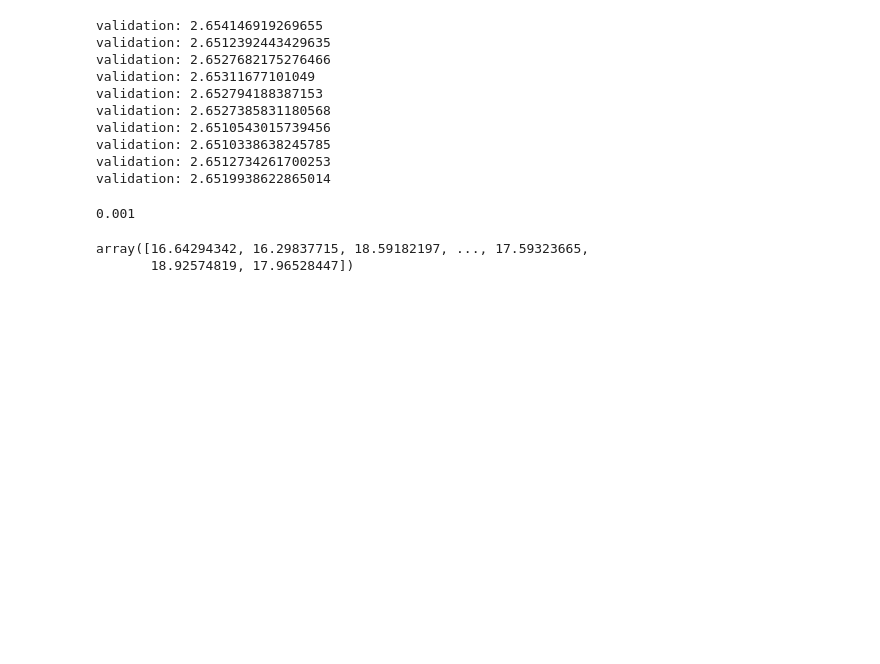
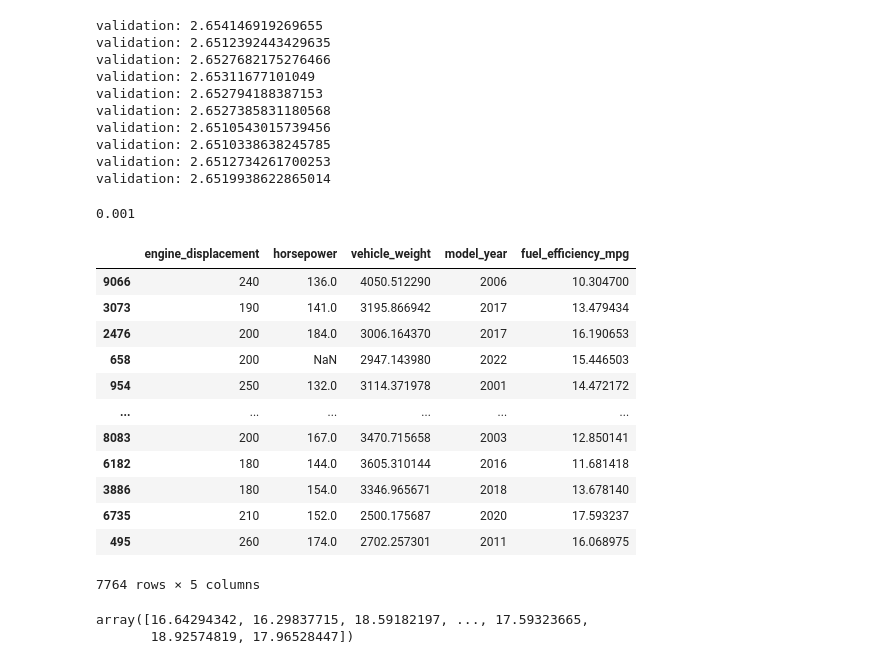
Before and after one commit to ibnahmadbello/datatalk_ml, a Jupyter notebook: 02/week2.ipynb, the cells around one changed output. Drawn from its saved outputs; the diff is of its cells as text; code cells hidden in the pictures; blank space fills up the shorter version.

```diff
--- a/02/week2.ipynb
+++ b/02/week2.ipynb
@@ -341,6 +341,22 @@ validation: 2.6519938622865014
     # Combine train and validation datasets.
     # Fill the missing values with 0 and train a model with r=0.001.
     # What's the RMSE on the test dataset?
+# %%
+df_train
+# %% [output]
+|  | engine_displacement | horsepower | vehicle_weight | model_year | fuel_efficiency_mpg |
+| 9066 | 240 | 136.0 | 4050.512290 | 2006 | 10.304700 |
+| 3073 | 190 | 141.0 | 3195.866942 | 2017 | 13.479434 |
+| 2476 | 200 | 184.0 | 3006.164370 | 2017 | 16.190653 |
+| 658 | 200 | NaN | 2947.143980 | 2022 | 15.446503 |
+| 954 | 250 | 132.0 | 3114.371978 | 2001 | 14.472172 |
+| ... | ... | ... | ... | ... | ... |
+| 8083 | 200 | 167.0 | 3470.715658 | 2003 | 12.850141 |
+| 6182 | 180 | 144.0 | 3605.310144 | 2016 | 11.681418 |
+| 3886 | 180 | 154.0 | 3346.965671 | 2018 | 13.678140 |
+| 6735 | 210 | 152.0 | 2500.175687 | 2020 | 17.593237 |
+| 495 | 260 | 174.0 | 2702.257301 | 2011 | 16.068975 |
+7764 rows × 5 columns
 # %%
 np.random.seed(9)
 
```
Also changed, not shown: 1 other file.
